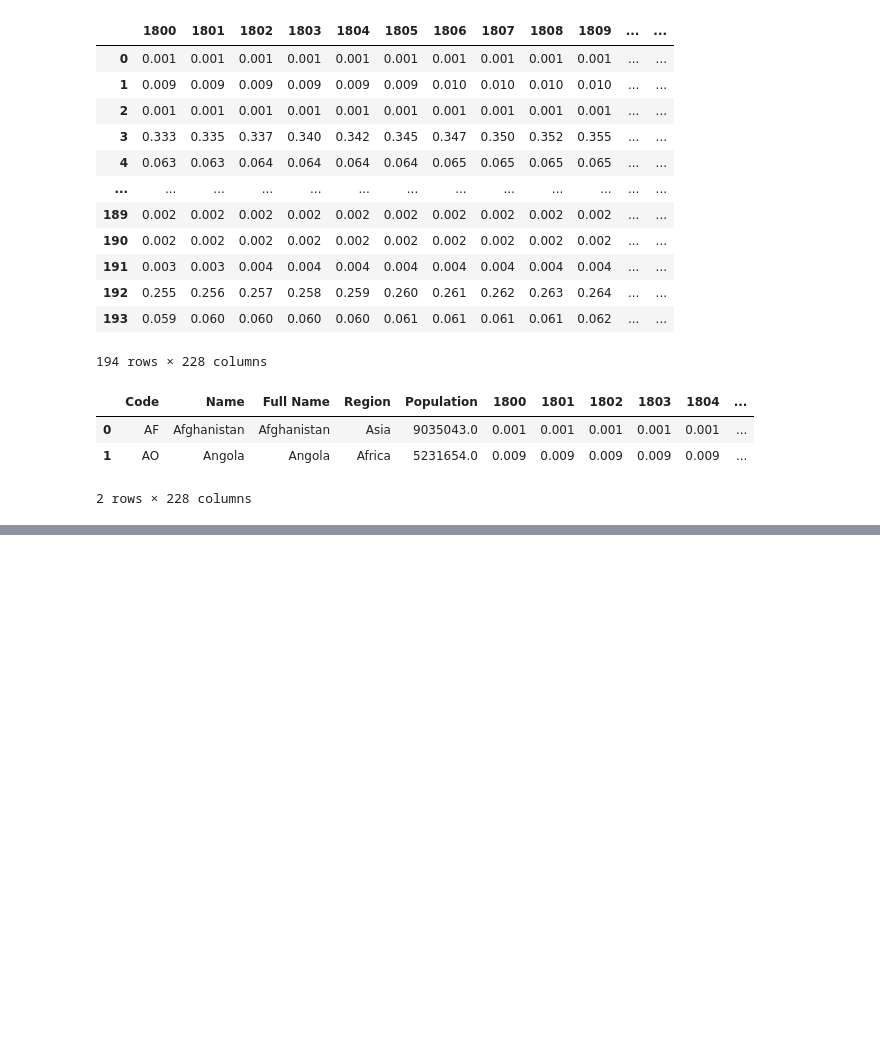
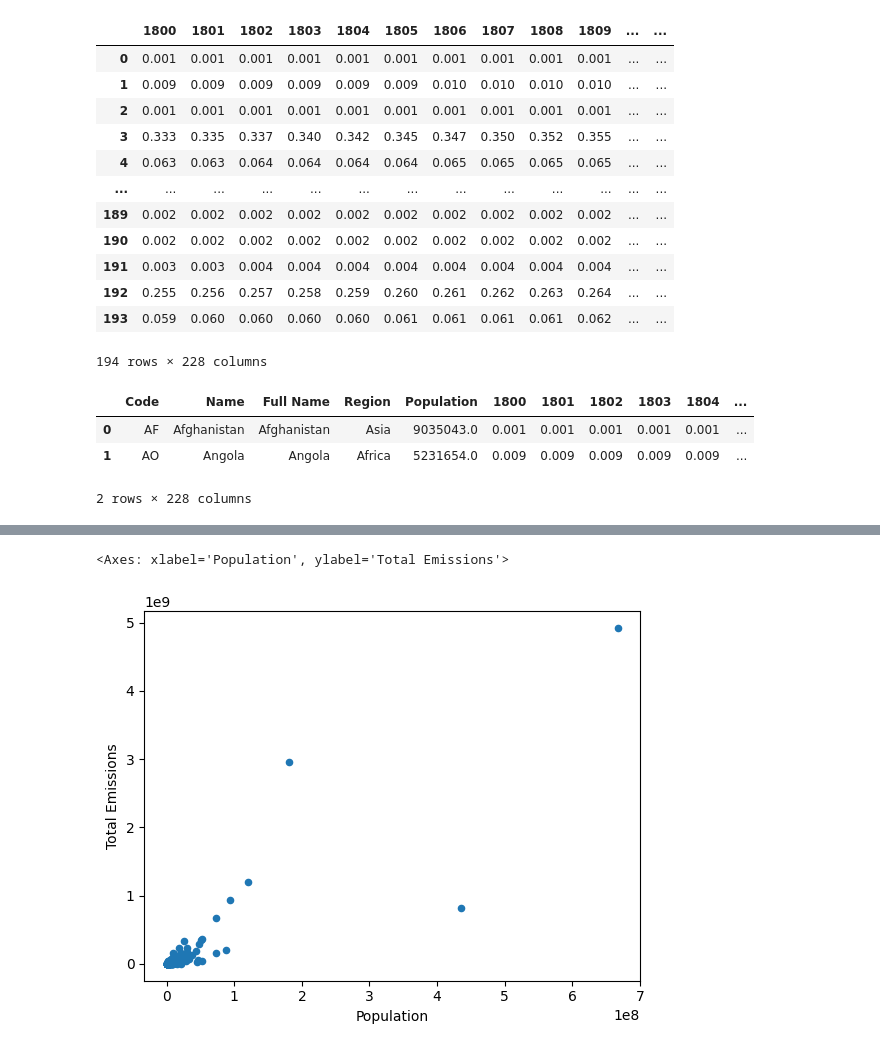
Before and after one commit to SuzukiRyuichiro/batch-2359, a Jupyter notebook: data_sourcing/backup.ipynb, the cells around one changed output, grey strips where cells are left out. Cells and saved outputs as stored; diff of their text form; code cells hidden in the pictures; blank space fills up the shorter version.

```diff
--- a/data_sourcing/backup.ipynb
+++ b/data_sourcing/backup.ipynb
@@ -127,0 +134,5 @@ emissions_2022
+# %%
+emissions_2022.plot.scatter("Population", "Total Emissions")
+# %% [output]
+<Axes: xlabel='Population', ylabel='Total Emissions'>
+[figure, added]
```
Also changed, not shown: parts of 3 cells of this notebook, 3 other files.
